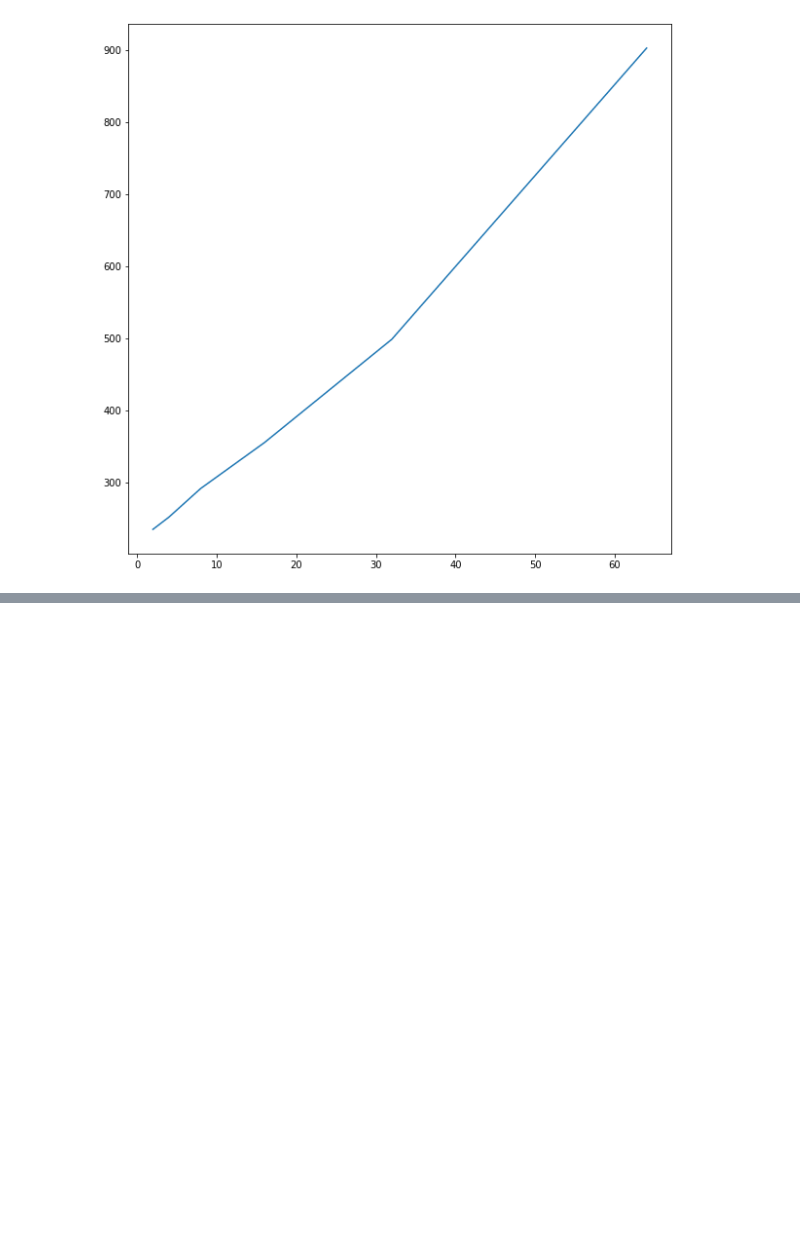
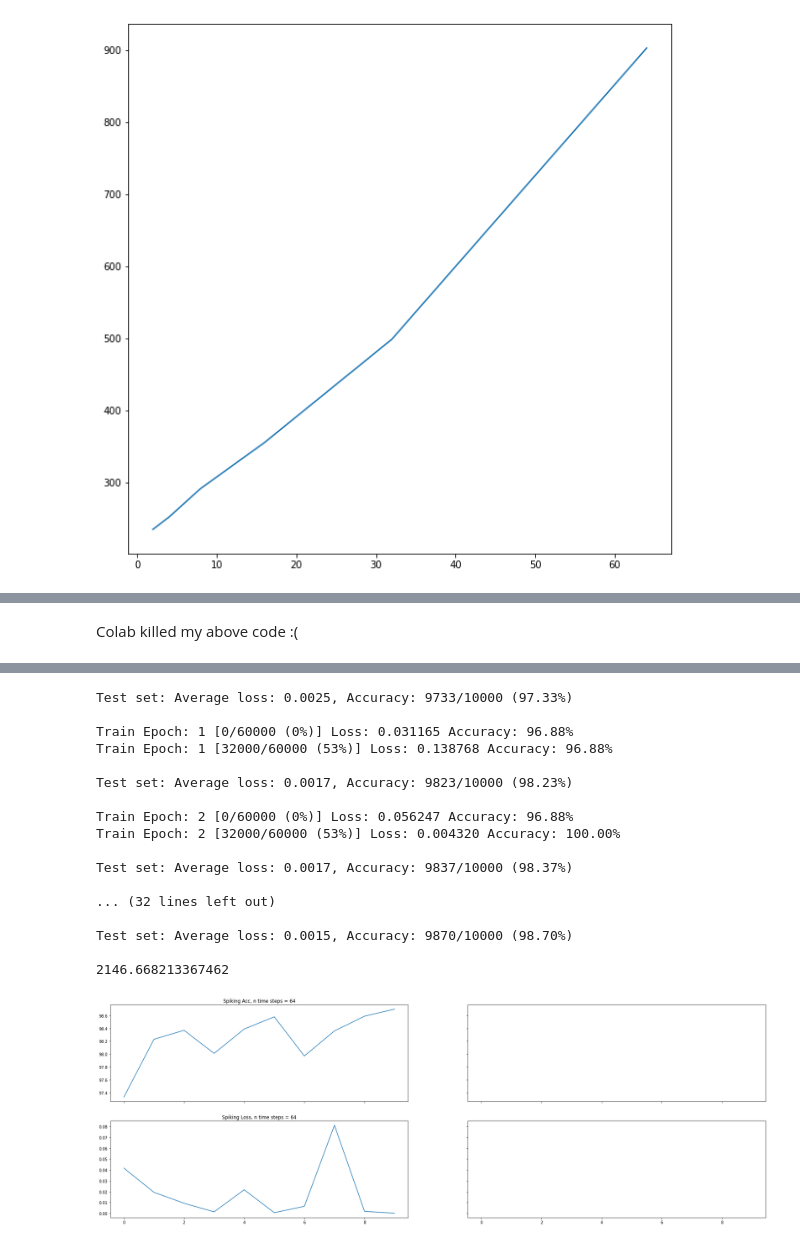
Before and after one commit to tatkeller/Spiking-Neural-Network-SNN-with-PyTorch-where-Backpropagation-engenders-STDP, a Jupyter notebook: Tests.ipynb, the cells around one changed output, grey strips where cells are left out. Drawn from its saved outputs; the diff is of its cells as text; code cells hidden in the pictures; blank space fills up the shorter version.

```diff
--- a/Tests.ipynb
+++ b/Tests.ipynb
@@ -1910,0 +2371,18 @@ Test set: Average loss: 0.0002, Accuracy: 9389/10000 (93.89%)
+# %%
+###############################################################################
+
+num_epoch = 15
+
+time_step_list = [128/1,128/2]
+total_time_models = []
+
+fig, ax_lst = plt.subplots(2, len(time_step_list)+1, sharex=True, sharey='row',figsize=(30,10))
+
+for i,step in enumerate(time_step_list):
+  spiking_model = SpikingConvNet(device, n_time_steps=int(step), begin_eval=0)
+  loss, acc, time_m = train_many_epochs(spiking_model, epochs = num_epoch)
+  total_time_models.append(time_m)
+  ax_lst[0,i].plot(acc)
+  ax_lst[0,i].set_title("Spiking Acc, n time steps = %d"%int(step))
+  ax_lst[1,i].plot(loss)
+  ax_lst[1,i].set_title("Spiking Loss, n time steps = %d"%int(step))
@@ -1910,0 +2409,21 @@ Test set: Average loss: 0.0002, Accuracy: 9389/10000 (93.89%)
+# %% [markdown]
+Colab killed my above code :(
+# %%
+###############################################################################
+
+num_epoch = 10
+
+time_step_list = [128/2]
+total_time_models = []
+
+fig, ax_lst = plt.subplots(2, len(time_step_list)+1, sharex=True, sharey='row',figsize=(30,10))
+
+for i,step in enumerate(time_step_list):
+  spiking_model = SpikingConvNet(device, n_time_steps=int(step), begin_eval=0)
+  loss, acc, time_m = train_many_epochs(spiking_model, epochs = num_epoch)
+  total_time_models.append(time_m)
+  ax_lst[0,i].plot(acc)
+  ax_lst[0,i].set_title("Spiking Acc, n time steps = %d"%int(step))
+  ax_lst[1,i].plot(loss)
+  ax_lst[1,i].set_title("Spiking Loss, n time steps = %d"%int(step))
+# %% [output]
@@ -1910,0 +2432,18 @@ Test set: Average loss: 0.0002, Accuracy: 9389/10000 (93.89%)
+Test set: Average loss: 0.0025, Accuracy: 9733/10000 (97.33%)
+
+Train Epoch: 1 [0/60000 (0%)] Loss: 0.031165 Accuracy: 96.88%
+Train Epoch: 1 [32000/60000 (53%)] Loss: 0.138768 Accuracy: 96.88%
+
+Test set: Average loss: 0.0017, Accuracy: 9823/10000 (98.23%)
+
+Train Epoch: 2 [0/60000 (0%)] Loss: 0.056247 Accuracy: 96.88%
+Train Epoch: 2 [32000/60000 (53%)] Loss: 0.004320 Accuracy: 100.00%
+
+Test set: Average loss: 0.0017, Accuracy: 9837/10000 (98.37%)
+
+... (32 lines left out)
+
+Test set: Average loss: 0.0015, Accuracy: 9870/10000 (98.70%)
+
+2146.668213367462
+[figure, added]
```
Also changed, not shown: parts of 5 cells of this notebook, 1 other file.
